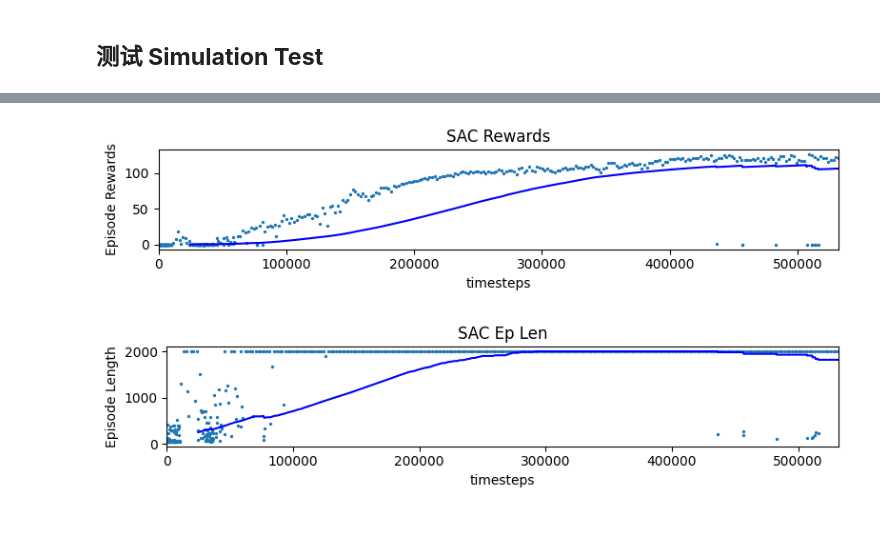
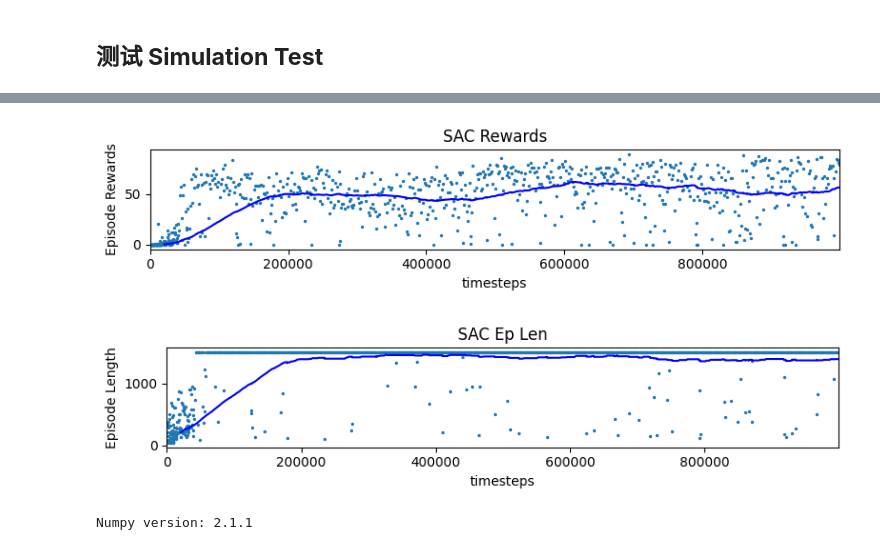
Before and after one commit to MATH-286-Pro/EPFL-MICRO-507-Legged-Robot-Project-2, a Jupyter notebook: test.ipynb, the cells around one changed output, grey strips where cells are left out. Cells and saved outputs as stored; diff of their text form; code cells hidden in the pictures.

```diff
--- a/test.ipynb
+++ b/test.ipynb
@@ -59,23 +87,28 @@ test.load_plots()        # plot rewards in "0.monitor.csv"
 # %%
 # load_sb3.py Simplification
 from tools.test import QuadrupedSimulation
 
 # 配置 Settings
 
 test = QuadrupedSimulation(algorithm="SAC",    # algorithm: "SAC", "PPO"
                            log_dir="./logs/intermediate_models/222222222222")
 
 test.set_env_config(render                 = True,
                     motor_control_mode     = "CPG",
                     task_env               = "FWD_LOCOMOTION", #"FWD_LOCOMOTION", "FLAGRUN" , "LR_COURSE_TASK"
                     observation_space_mode = "LR_COURSE_OBS",
-                    terrain                = None, #"SLOPES", #"RANDOM",  #None,
+                    terrain                = "SLOPES", #"RANDOM",  #None,
                     add_noise              = False,
                     record_video           = False,
                     )
 
 test.load_plots()        # plot rewards in "0.monitor.csv"
 # test.load_and_run()      # run simulation
 # %% [output]
-[figure, old version]
+[figure, new version]
-[figure, old version]
+[figure, new version]
+# %%
+import numpy as np
+print("Numpy version:", np.__version__)
+# %% [output]
+Numpy version: 2.1.1
```
Also changed, not shown: parts of 2 cells of this notebook, 3 other files.
